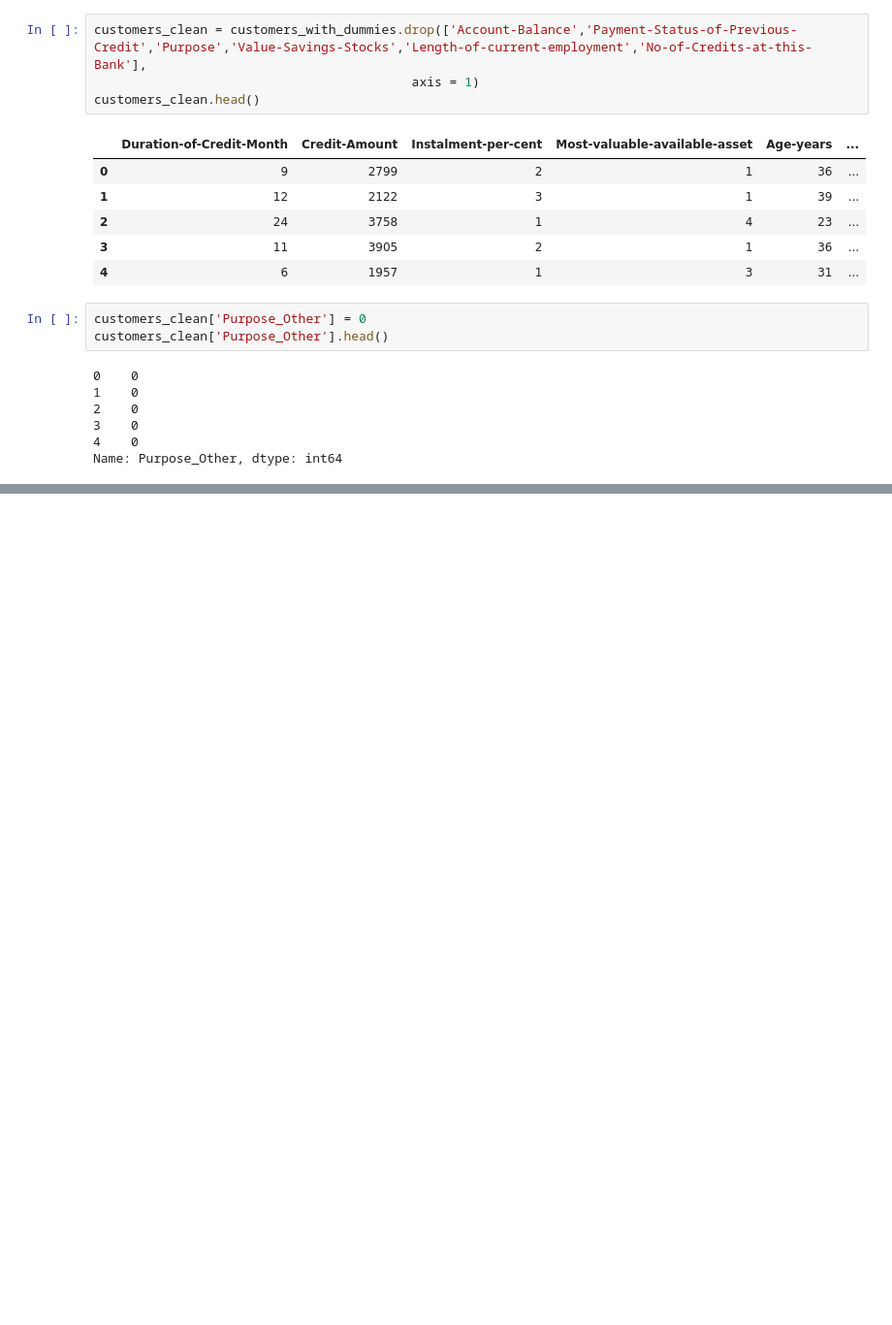
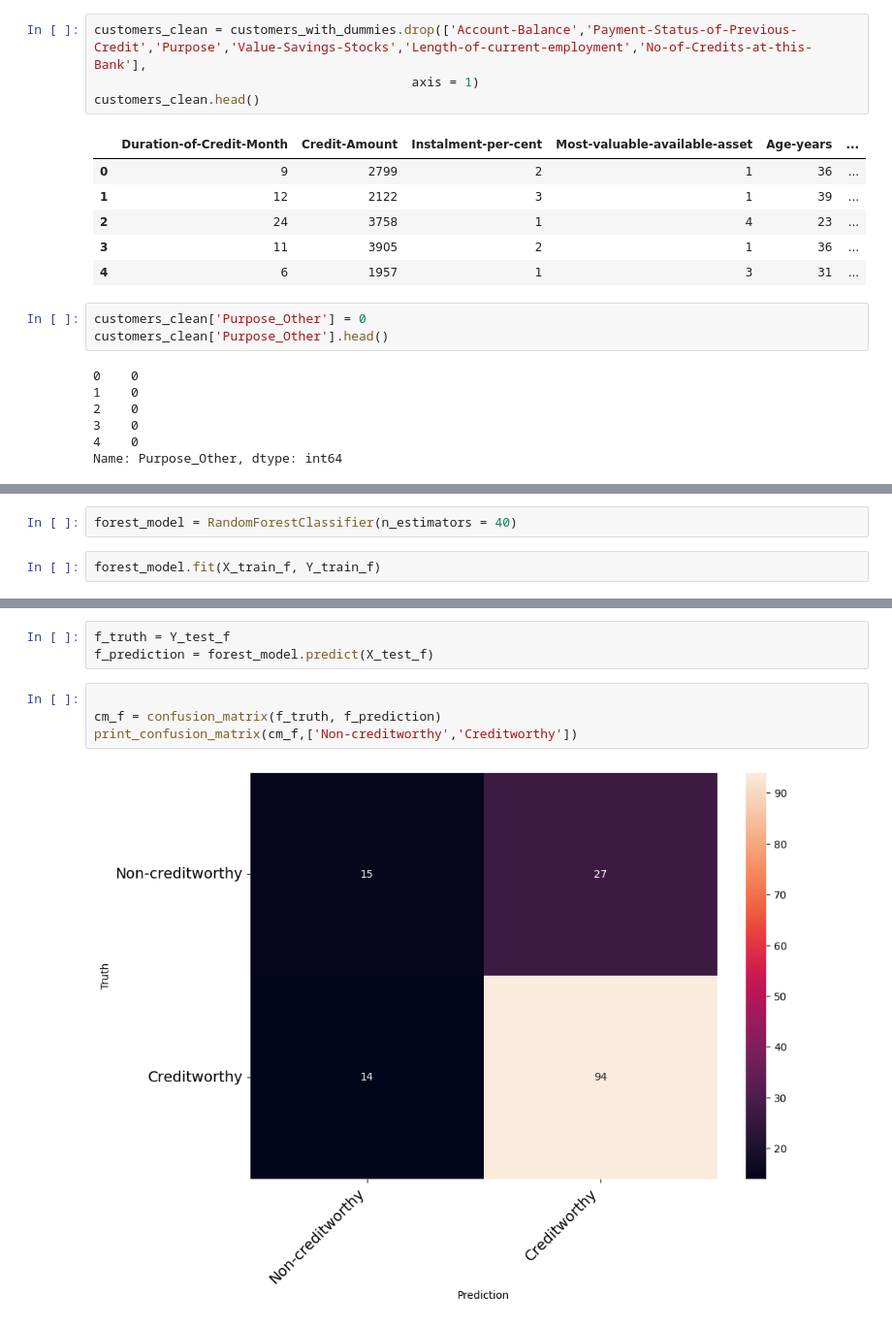
Before and after one commit to daianekr/UdacityPredictiveAnalytics, a Jupyter notebook: 3_PredictingDefaultRisk/Project3.ipynb, the cells around one changed output, grey strips where cells are left out. Shown: that part at 97% size. Drawn from its saved outputs; the diff is of its cells as text; blank space fills up the shorter version.

```diff
--- a/PredictingDefaultRisk/Project3.ipynb
+++ b/3_PredictingDefaultRisk/Project3.ipynb
@@ -427,0 +663,4 @@ Feature names must be in the same order as they were in fit.
+# %%
+forest_model = RandomForestClassifier(n_estimators = 40)
+# %%
+forest_model.fit(X_train_f, Y_train_f)
@@ -427,0 +879,9 @@ Feature names must be in the same order as they were in fit.
+# %%
+f_truth = Y_test_f
+f_prediction = forest_model.predict(X_test_f)
+# %%
+
+cm_f = confusion_matrix(f_truth, f_prediction)
+print_confusion_matrix(cm_f,['Non-creditworthy','Creditworthy'])
+# %% [output]
+[figure, added]
```
Also changed, not shown: parts of 64 cells of this notebook, 21 other files.
